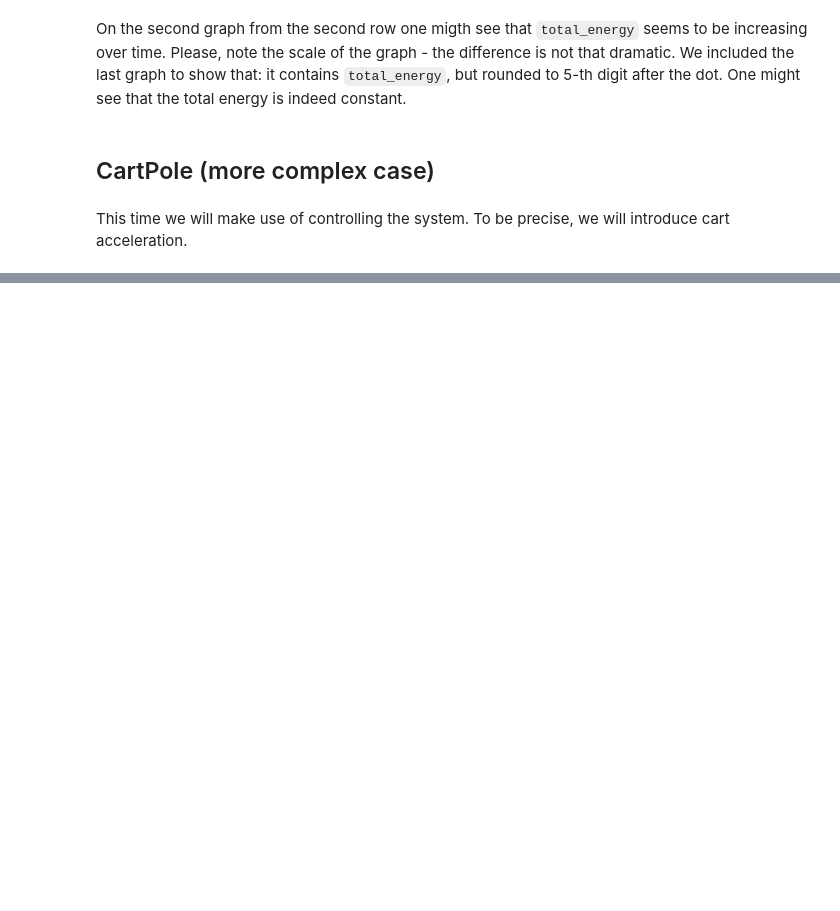
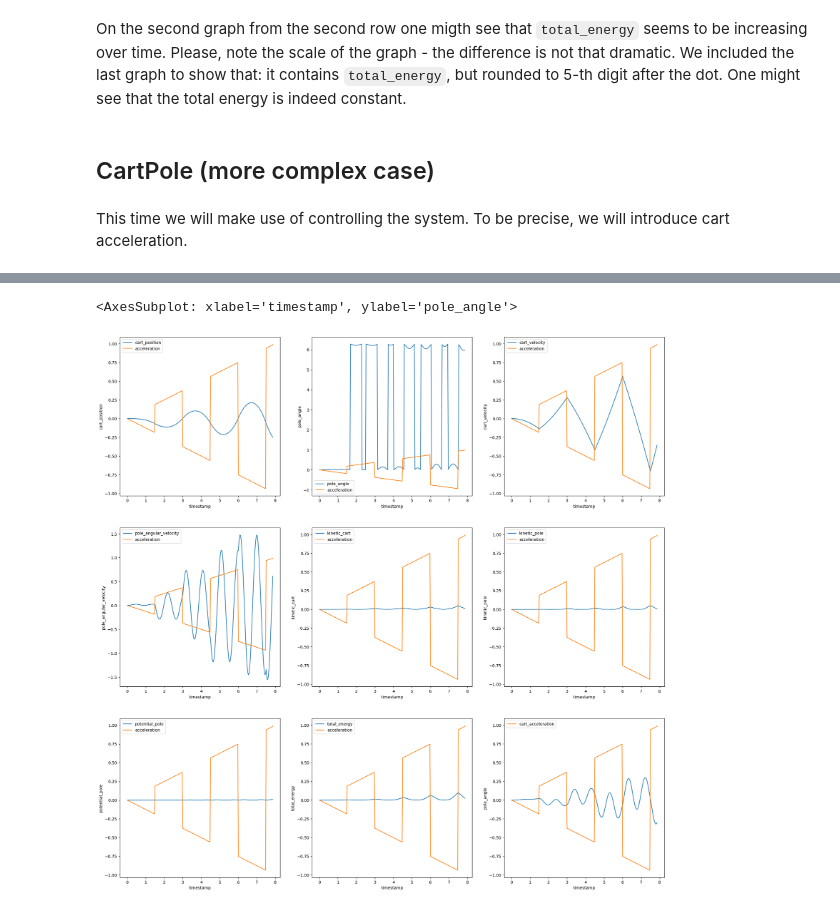
Before and after one commit to robotics-laboratory/cart-pole, a Jupyter notebook: simulator_v2_demo.ipynb, the cells around one changed output, grey strips where cells are left out. Drawn from its saved outputs; the diff is of its cells as text; code cells hidden in the pictures; blank space fills up the shorter version.

```diff
--- a/simulator_v2_demo.ipynb
+++ b/simulator_v2_demo.ipynb
@@ -184,7 +193,7 @@ system.reset_to_state(
 )
 # %%
 %timeit
-SECONDS_TO_SIMULATE = 15
+SECONDS_TO_SIMULATE = 8
 INPUT_DELTA = 0.03
 
 SIM_STEPS = int(SECONDS_TO_SIMULATE / INPUT_DELTA)
@@ -213,7 +238,7 @@ PLOT_COLUMNS = [
     "cart_position",
     "pole_angle",
     "cart_velocity",
-    "angular_velocity",
+    "pole_angular_velocity",
     "kinetic_cart",
     "kinetic_pole",
     "potential_pole",
@@ -232,36 +257,39 @@ fig, ax = plt.subplots(
 for i, column in enumerate(PLOT_COLUMNS):
     cur_ax = ax[i // ncols][i % ncols]
     sns.lineplot(
         data=history,
         x="timestamp",
         y=column,
         ax=cur_ax,
         label=column,
     )
     sns.lineplot(
         data=history,
         x="timestamp",
-        y="acceleration",
+        y="cart_acceleration",
         ax=cur_ax,
         label="acceleration",
     )
 
 angles_fix_mask = history["pole_angle"] > 5.5
 fixed_angles = history["pole_angle"].copy(True)
 fixed_angles[angles_fix_mask] -= 2 * np.pi
 sns.lineplot(
     data=history,
     x="timestamp",
     y=fixed_angles,
     ax=ax[2][2],
 )
 sns.lineplot(
     data=history,
     x="timestamp",
-    y="acceleration",
+    y="cart_acceleration",
     ax=ax[2][2],
-    label="acceleration",
+    label="cart_acceleration",
 )
+# %% [output]
+<AxesSubplot: xlabel='timestamp', ylabel='pole_angle'>
+[figure, added]
 # %%
 g = sns.lineplot(
     data=history,
```
Also changed, not shown: parts of 23 cells of this notebook.
